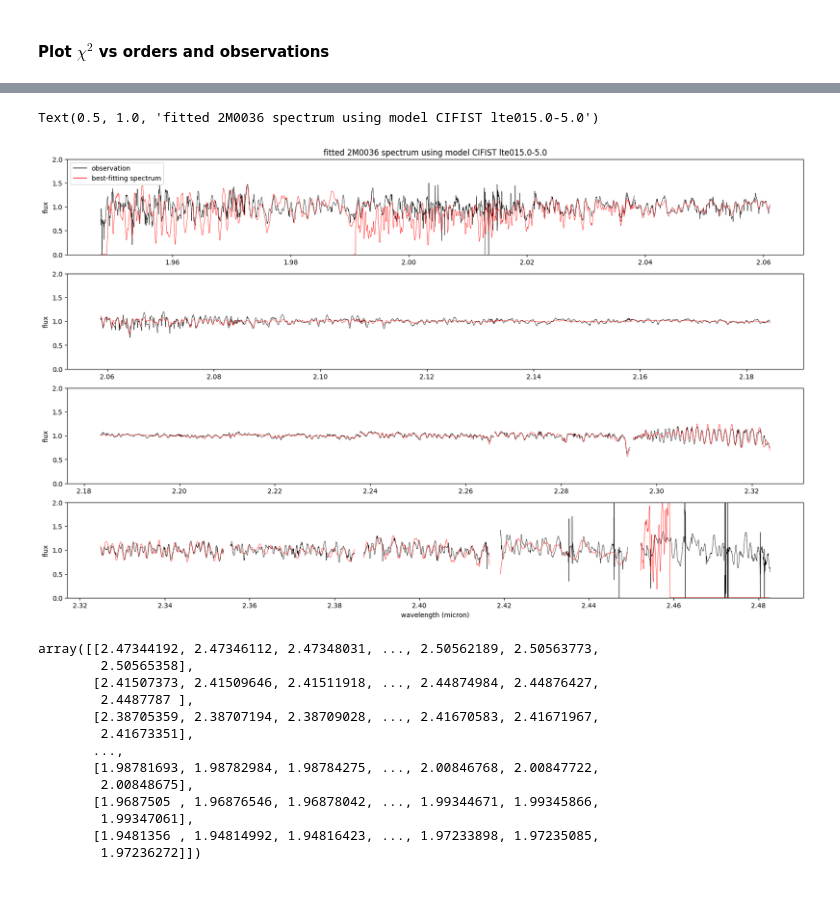
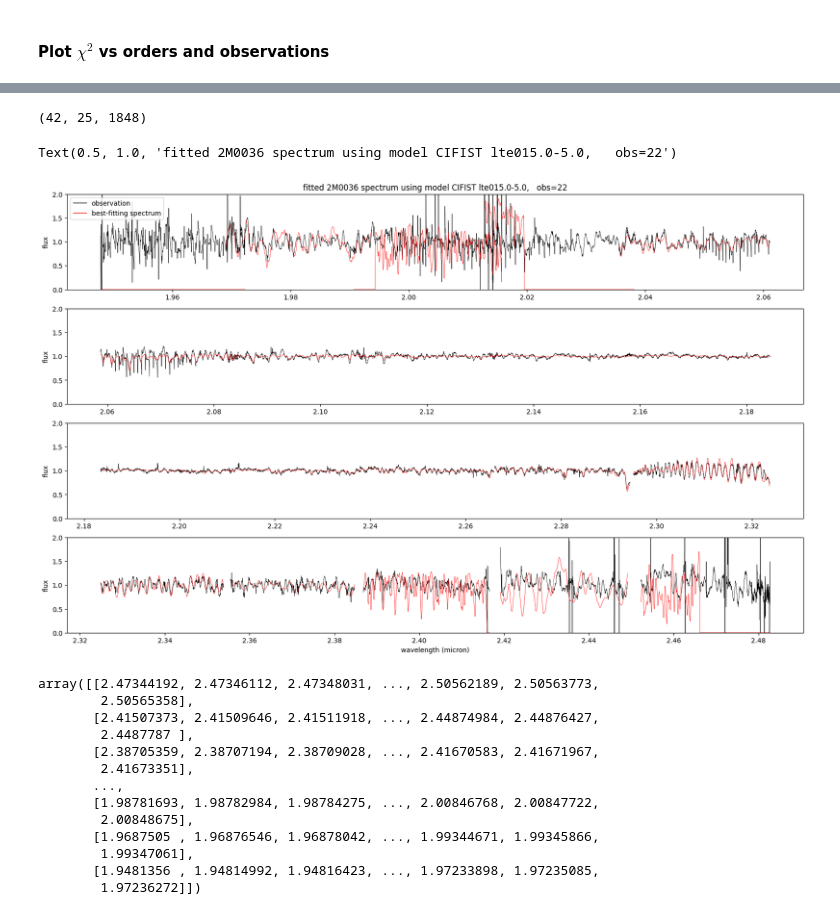
Before and after one commit to alphalyncis/dopplerimg, a Jupyter notebook: code/analysis_IGRINS_2M0036_K.ipynb, the cells around one changed output, grey strips where cells are left out. Saved outputs shown, nothing was run; the diff lists cells and outputs as text; code cells hidden in the pictures.

```diff
--- a/code/analysis_IGRINS_2M0036_K.ipynb
+++ b/code/analysis_IGRINS_2M0036_K.ipynb
@@ -42,13 +44,13 @@ fluxes = np.array(fluxes)
 wls = np.array(wls)
 
 # remove first order with all NaNs when making various arrays
-obs0 = np.median(fluxes[:, 1:, :], axis=0)*dims[0]  # make mean spectrum
-eobs0 = np.median(fluxes[:, 1:, :], axis=0)*np.sqrt(dims[0])  # make mean noise spectrum (assuming just photon noise)
-fobs0 = np.vstack([signal.medfilt(obs0[jj], 3) for jj in range(dims[1]-1)])
-eobs0 /= np.nanmedian(fobs0, 1).reshape(dims[1]-1,1)
-fobs0 /= np.nanmedian(fobs0, 1).reshape(dims[1]-1,1)
-wfobs0 = 1./eobs0**2
-wind = np.isinf(wfobs0)
+obs0 = fluxes[:, 1:, :]*dims[0]
+eobs0 = fluxes[:, 1:, :]*np.sqrt(dims[0])  # make noise spectrum (assuming just photon noise)
+fobs0 = np.array([[signal.medfilt(obs0[obs,jj], 3) for jj in range(dims[1]-1)] for obs in range(dims[0])])
+fobs0 /= np.array([np.nanmedian(fobs0[obs], axis=1) for obs in range(dims[0])]).reshape(dims[0], dims[1]-1, 1)
+eobs0 /= np.array([np.nanmedian(fobs0[obs], axis=1) for obs in range(dims[0])]).reshape(dims[0], dims[1]-1, 1)
+wfobs0 = 1./eobs0**2   # make noise spectrum
+wind = np.isinf(wfobs0)  # remove points with infinite values
 wfobs0[wind] = 0.
 
 # fix wavelength array to have same shape
@@ -64,14 +66,14 @@ vsini = {}
 rv = {}
 lld = {}
 modellist = []
-for f in sorted(glob.glob(f"{resultdir}/IGRINS_2M0036_K_stacked_chipmods_*-5.*.fits")):
+for f in sorted(glob.glob(f"{resultdir}/IGRINS_2M0036_K_nonstack_chipmods_*-5.*.fits")):
     modelname = f.split("_")[-1][:12]
     chipmods[modelname] = fits.getdata(f)
     modellist.append(modelname)
-for f in sorted(glob.glob(f"{resultdir}/IGRINS_2M0036_K_stacked_chiplams_*-5.*.fits")):
+for f in sorted(glob.glob(f"{resultdir}/IGRINS_2M0036_K_nonstack_chiplams_*-5.*.fits")):
     modelname = f.split("_")[-1][:12]
     chiplams[modelname] = fits.getdata(f)
-for f in sorted(glob.glob(f"{resultdir}/IGRINS_2M0036_K_stacked_*-5.*.txt")):
+for f in sorted(glob.glob(f"{resultdir}/IGRINS_2M0036_K_nonstack_*-5.*.txt")):
     modelname = f.split("_")[-1][:12]
     results = Table.read(f, format='ascii')
     chisq[modelname] = results['chisq']
@@ -83,5 +85,5 @@ chisq.keys()
 dict_keys(['lte015.0-5.0'])
 # %%
 norders = 20
-nobs = 1
+nobs = 42
 obs = 0
@@ -107,8 +104,8 @@ for model in modellist:
         plt.plot(lam_points, chisq_points, "x", mfc="none", color=normalized_cmap(temp, low=1250,high=2050,cmap='jet_r'))
     plt.xlabel("wavelength (micron)")
     plt.ylabel("$\chi^2$")
-    plt.ylim(10, 1e5)
-    plt.yscale("log")
+    #plt.ylim(10, 1e5)
+    #plt.yscale("log")
     plt.title("$\chi^2$ median (over all observations) at each order") # plot one point per wl
     custom_lines = [Line2D([0], [0], marker='o', markerfacecolor='none', color="black", lw=0),
                     Line2D([0], [0], marker='x', color="black", lw=0)]
@@ -120,27 +117,32 @@ for model in modellist:
+# %%
+fobs0.shape
+# %% [output]
+(42, 25, 1848)
 # %%
 model = 'lte015.0-5.0'
-fobs = fobs0[:20]
-wobs = np.median(wls, axis=0)[:20]
+obs = 22
+fobs = fobs0[obs, :20, :]
+wobs = wls[obs, :20, :]
 plt.figure(figsize=(20,12))
 
 for sub in range(4):
     plt.subplot(4,1, 4-sub)
     for jj in range(sub*5, sub*5+5):
         plt.plot(wobs[jj,:], fobs[jj,:], linewidth=0.5, color="black", label="observation")
         plt.plot(wobs[jj,:], chipmods[model][obs, jj,:].flatten(), linewidth=0.5, color="r", label="fitted")
     plt.ylabel("flux")
     plt.ylim((0,2))
     if sub==0:
         plt.xlabel("wavelength (micron)")
     if sub==3:
         custom_lines = [Line2D([0], [0], color="black", lw=1),
                         Line2D([0], [0], color="r", lw=1),]
                         #Line2D([0], [0], color="g", lw=1),]
         plt.legend(custom_lines, ["observation", "best-fitting spectrum"], loc=2)
-plt.title(f"fitted 2M0036 spectrum using model CIFIST {model}")
+plt.title(f"fitted 2M0036 spectrum using model CIFIST {model},   obs={obs}")
 # %% [output]
-Text(0.5, 1.0, 'fitted 2M0036 spectrum using model CIFIST lte015.0-5.0')
+Text(0.5, 1.0, 'fitted 2M0036 spectrum using model CIFIST lte015.0-5.0,   obs=22')
-[figure, old version]
+[figure, new version]
 # %%
 lams_avg = chiplams[model][obs, :,:]
 # %% [output]
```
Also changed, not shown: parts of 3 cells of this notebook, 1 other file.
